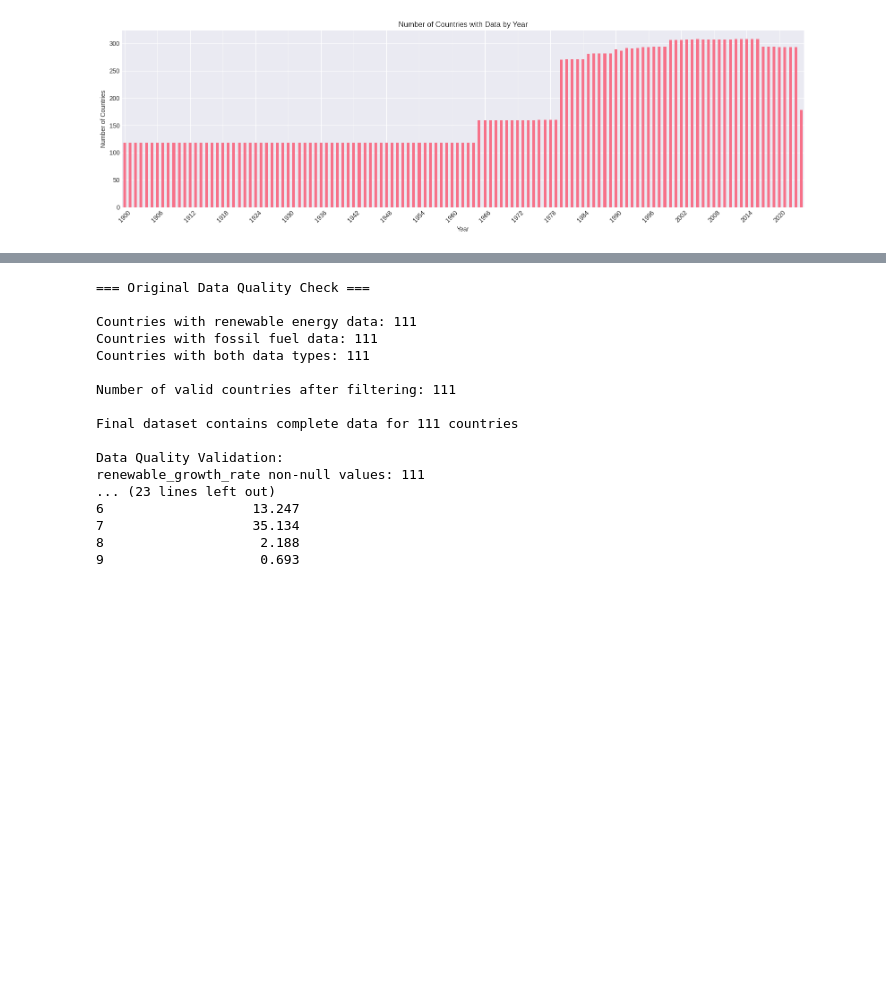
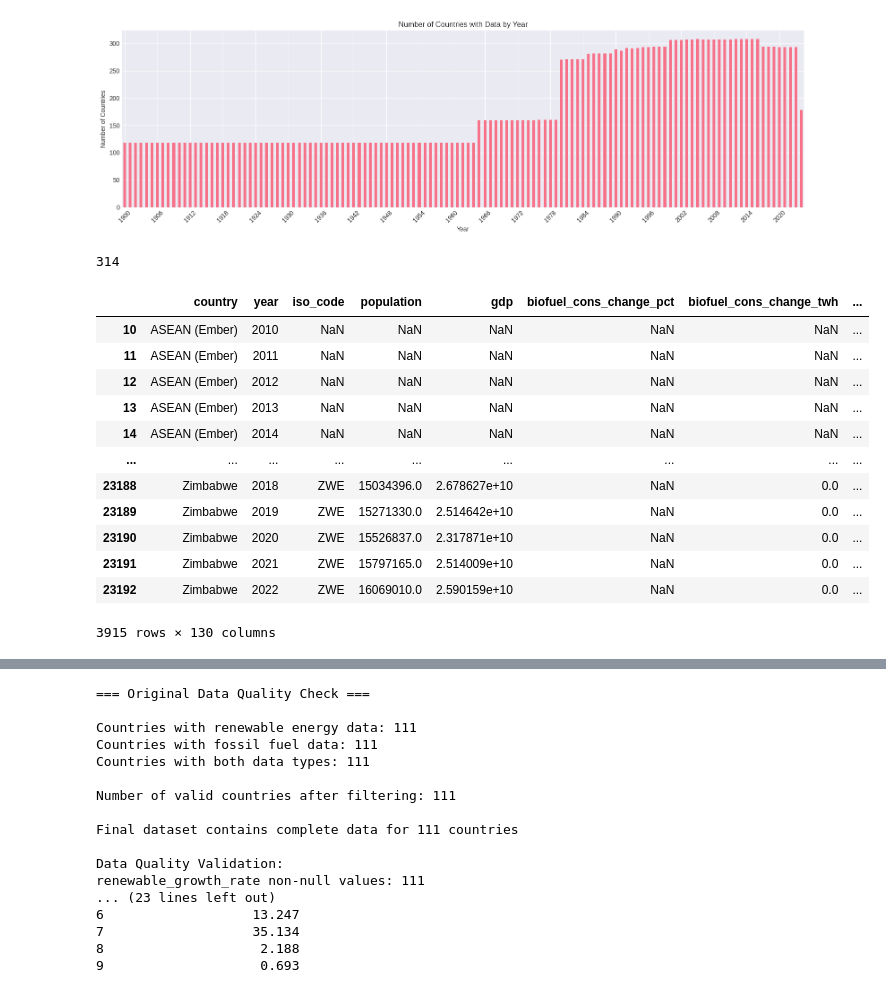
Before and after one commit to myRan-ML/Worldwide-Energy-Usage, a Jupyter notebook: 20250723_KMeans_IsolationTree_GMM.ipynb, the cells around one changed output, grey strips where cells are left out. Saved outputs shown, nothing was run; the diff lists cells and outputs as text; code cells hidden in the pictures; blank space fills up the shorter version.

```diff
--- a/20250723_KMeans_IsolationTree_GMM.ipynb
+++ b/20250723_KMeans_IsolationTree_GMM.ipynb
@@ -51,3 +51,24 @@ Columns: 130 entries, country to wind_share_energy
 dtypes: float64(127), int64(1), object(2)
 memory usage: 23.0+ MB
 [figure]
+# %%
+len(df['country'].unique())
+# %% [output]
+314
+# %%
+df_period = df[(df['year'] >= 2010) & (df['year'] <= 2022)].copy()
+df_period
+# %% [output]
+|  | country | year | iso_code | population | gdp | biofuel_cons_change_pct | biofuel_cons_change_twh | ... |
+| 10 | ASEAN (Ember) | 2010 | NaN | NaN | NaN | NaN | NaN | ... |
+| 11 | ASEAN (Ember) | 2011 | NaN | NaN | NaN | NaN | NaN | ... |
+| 12 | ASEAN (Ember) | 2012 | NaN | NaN | NaN | NaN | NaN | ... |
+| 13 | ASEAN (Ember) | 2013 | NaN | NaN | NaN | NaN | NaN | ... |
+| 14 | ASEAN (Ember) | 2014 | NaN | NaN | NaN | NaN | NaN | ... |
+| ... | ... | ... | ... | ... | ... | ... | ... | ... |
+| 23188 | Zimbabwe | 2018 | ZWE | 15034396.0 | 2.678627e+10 | NaN | 0.0 | ... |
+| 23189 | Zimbabwe | 2019 | ZWE | 15271330.0 | 2.514642e+10 | NaN | 0.0 | ... |
+| 23190 | Zimbabwe | 2020 | ZWE | 15526837.0 | 2.317871e+10 | NaN | 0.0 | ... |
+| 23191 | Zimbabwe | 2021 | ZWE | 15797165.0 | 2.514009e+10 | NaN | 0.0 | ... |
+| 23192 | Zimbabwe | 2022 | ZWE | 16069010.0 | 2.590159e+10 | NaN | 0.0 | ... |
+3915 rows × 130 columns
```
Also changed, not shown: parts of 13 cells of this notebook.
